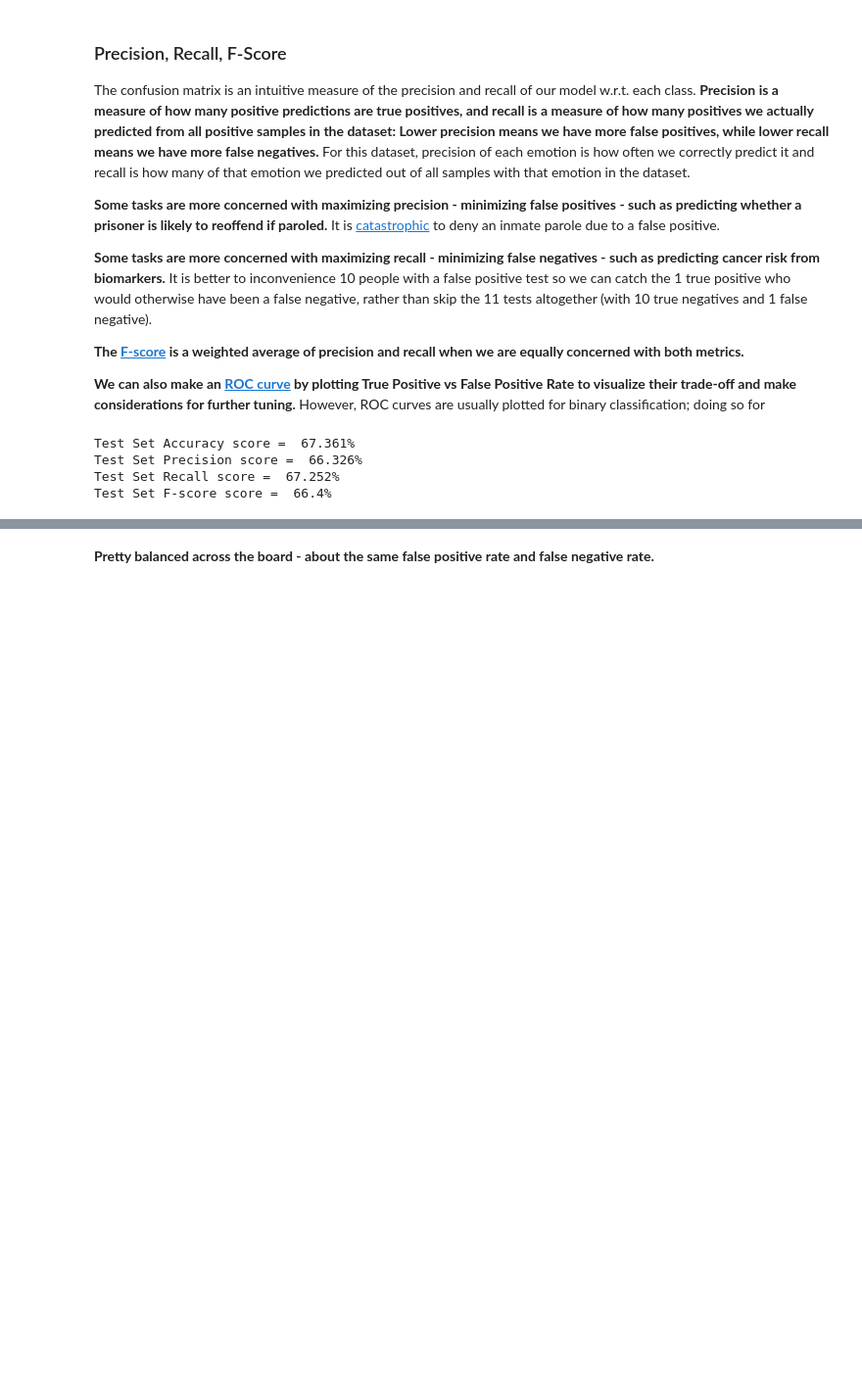
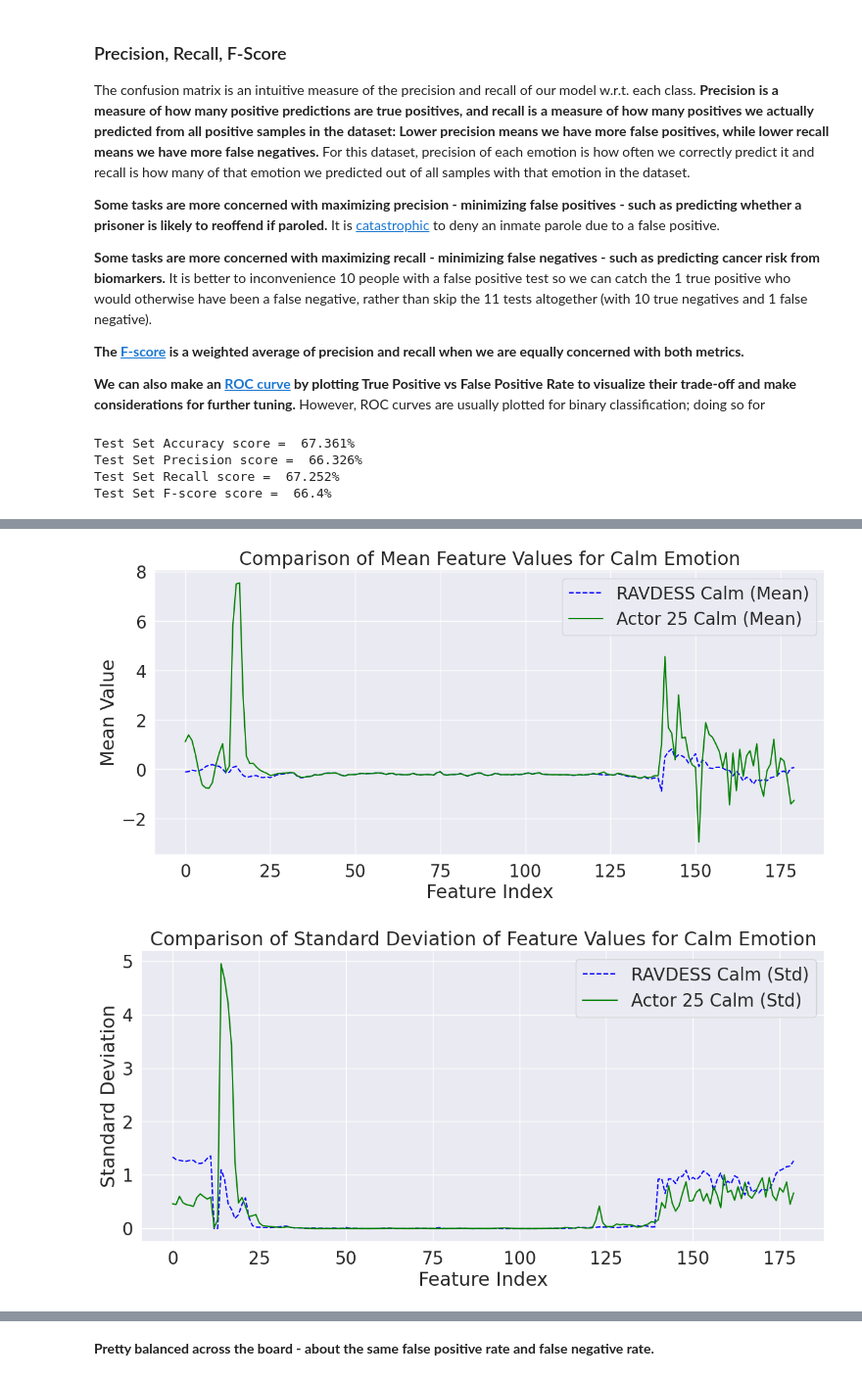
Before and after one commit to kylezhao101/Week4-NeuralNetworks, a Jupyter notebook: Week4__Neural_Networks.ipynb, the cells around one changed output, grey strips where cells are left out. Shown at 98% size. Cells and saved outputs as stored; diff of their text form; code cells hidden in the pictures; blank space fills up the shorter version.

```diff
--- a/Week4__Neural_Networks.ipynb
+++ b/Week4__Neural_Networks.ipynb
@@ -748,0 +924,16 @@ Test Set F-score score =  66.4%
+# %%
+# Ensure y_test_actor25 is a 1D array (if necessary)
+y_test_actor25 = y_test_actor25.ravel()  # Flatten to 1D if it's not already
+
+# Use all features from Actor 25 (no filtering for 'calm')
+actor25_features = X_test_actor25
+
+# Convert all Actor 25 features to a DataFrame for easier analysis (optional)
+actor25_df = pd.DataFrame(actor25_features)
+
+# Print a summary of all Actor 25 data (mean and standard deviation)
+print("Actor 25 full data summary (mean):")
+print(actor25_df.mean())
+
+print("\nActor 25 full data standard deviation (std):")
+print(actor25_df.std())
@@ -748,0 +958,27 @@ Test Set F-score score =  66.4%
+# %%
+import matplotlib.pyplot as plt
+
+# Plot means for Actor 25 'calm' vs RAVDESS 'calm'
+plt.figure(figsize=(14, 6))
+plt.plot(calm_ravdess_df.mean(), label='RAVDESS Calm (Mean)', color='blue', linestyle='--')
+plt.plot(actor25_df.mean(), label='Actor 25 Calm (Mean)', color='green', linestyle='-')
+plt.title('Comparison of Mean Feature Values for Calm Emotion')
+plt.xlabel('Feature Index')
+plt.ylabel('Mean Value')
+plt.legend()
+plt.grid(True)
+plt.show()
+
+# Plot standard deviations for Actor 25 'calm' vs RAVDESS 'calm'
+plt.figure(figsize=(14, 6))
+plt.plot(calm_ravdess_df.std(), label='RAVDESS Calm (Std)', color='blue', linestyle='--')
+plt.plot(actor25_df.std(), label='Actor 25 Calm (Std)', color='green', linestyle='-')
+plt.title('Comparison of Standard Deviation of Feature Values for Calm Emotion')
+plt.xlabel('Feature Index')
+plt.ylabel('Standard Deviation')
+plt.legend()
+plt.grid(True)
+plt.show()
+# %% [output]
+[figure, added]
+[figure, added]
```
Also changed, not shown: parts of 19 cells of this notebook.
